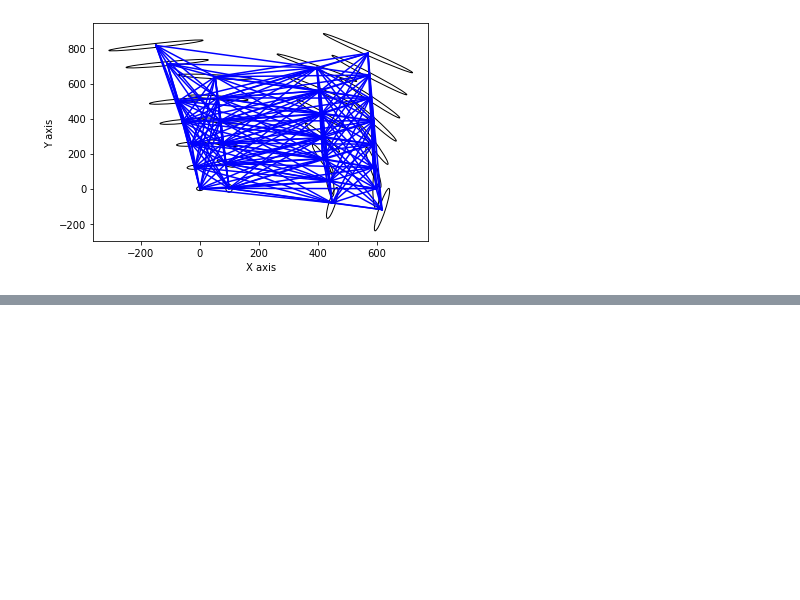
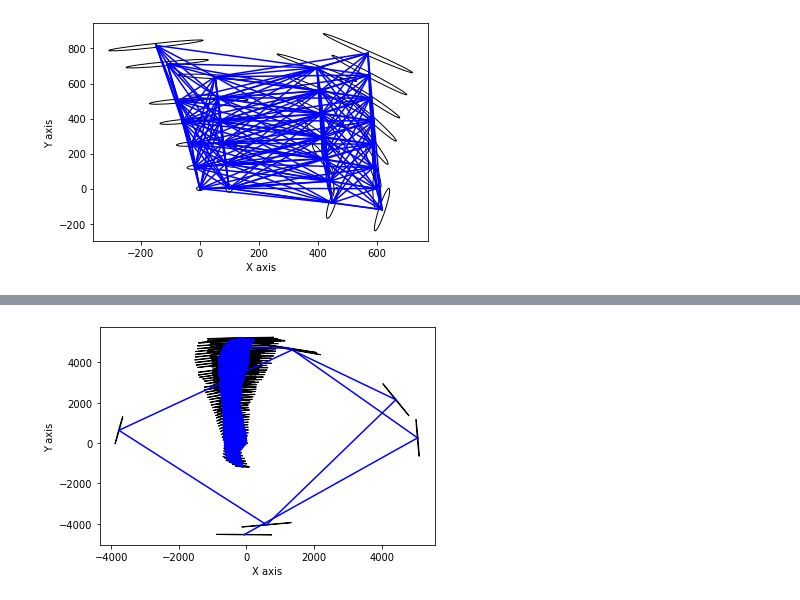
Before and after one commit to JGittles/EECE7150, a Jupyter notebook: HW3/hw3.ipynb, the cells around one changed output, grey strips where cells are left out. Drawn from its saved outputs; the diff is of its cells as text; code cells hidden in the pictures; blank space fills up the shorter version.

```diff
--- a/HW3/hw3.ipynb
+++ b/HW3/hw3.ipynb
@@ -475,0 +499,6 @@ plt.imshow(gtimshow(imgsAndPts,graph,initial))
+# %%
+graph, initial, imgsAndPts = gtbuild("./tape018")
+marginals = gtsam.Marginals(graph, initial)
+plot_graph(initial, graph, marginals)
+# %% [output]
+[figure, added]
```
Also changed, not shown: parts of 9 cells of this notebook.
